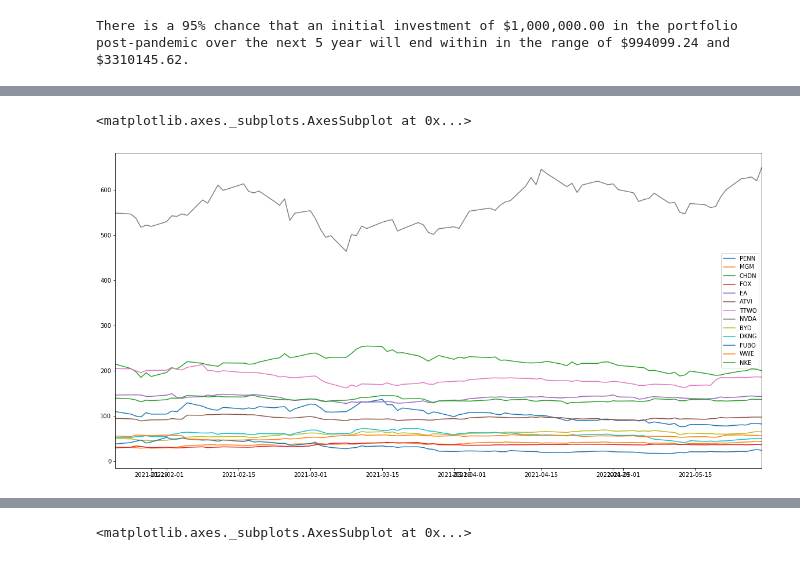
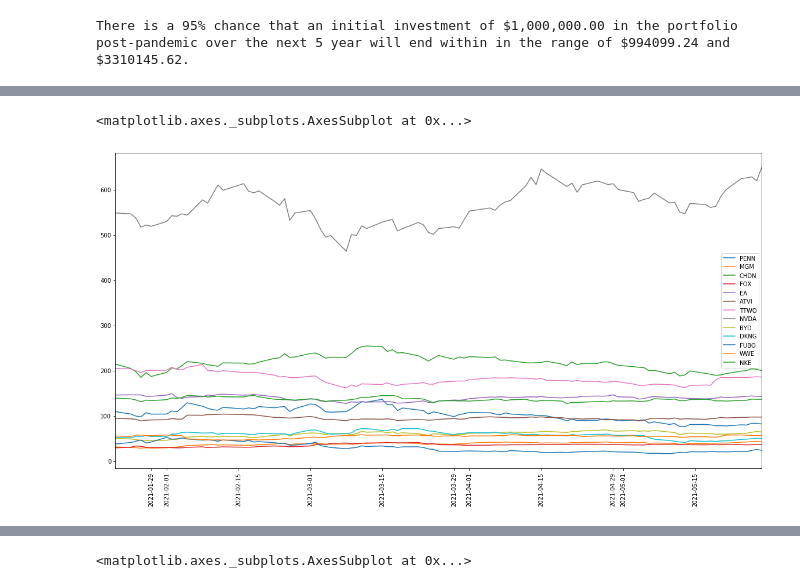
Before and after one commit to niallpwright/group2, a Jupyter notebook: project1dataanalysis.ipynb, the cells around one changed output, grey strips where cells are left out. Cells and saved outputs as stored; diff of their text form; code cells hidden in the pictures.

Commit message:
added some graphs

```diff
--- a/project1dataanalysis.ipynb
+++ b/project1dataanalysis.ipynb
@@ -284,10 +284,10 @@ all_stocks_prices.head(10)
 | 2021-02-03 | 109.25 | 30.89 | 203.57 | 29.150 | 140.65 | 92.77 | 202.66 | 541.12 | 48.02 | 60.1200 | 49.060 | ... |
 | 2021-02-04 | 118.35 | 32.48 | 211.17 | 29.330 | 138.70 | 92.68 | 201.49 | 546.57 | 50.42 | 63.1700 | 50.990 | ... |
 # %%
-all_stocks_prices.plot.line(figsize=(20,10))
+all_stocks_prices.plot.line(figsize=(20,10), rot=90)
 # %% [output]
 <matplotlib.axes._subplots.AxesSubplot at 0x...>
-[figure, old version]
+[figure, new version]
 # %%
 ticker = ["PENN", "MGM", "CHDN", "FOX", "DKNG", "FUBO", "WWE", "NKE", "EA", "ATVI", "TTWO", "NVDA", "BYD"]
 
```
Also changed, not shown: parts of 22 cells of this notebook, 2 other files.
